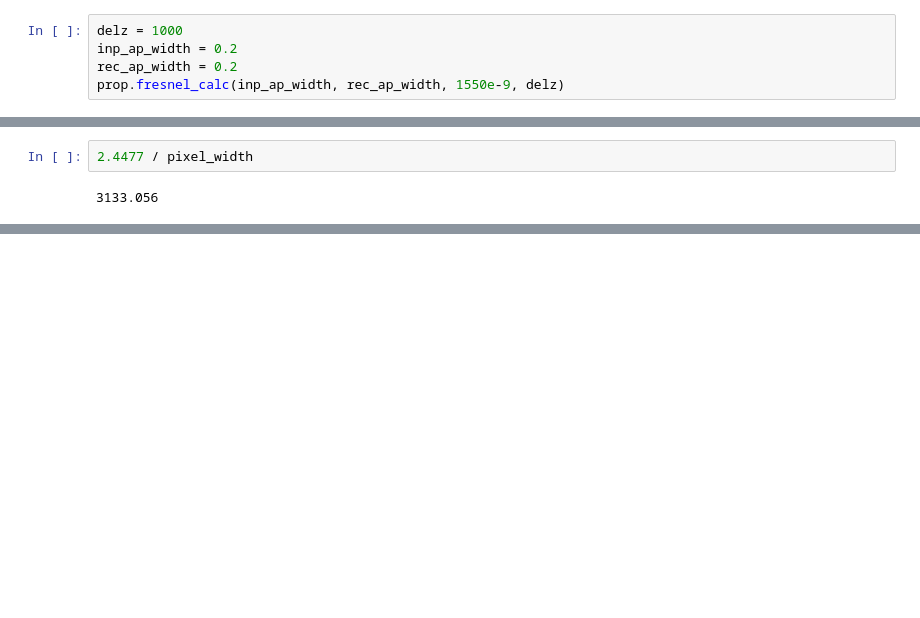
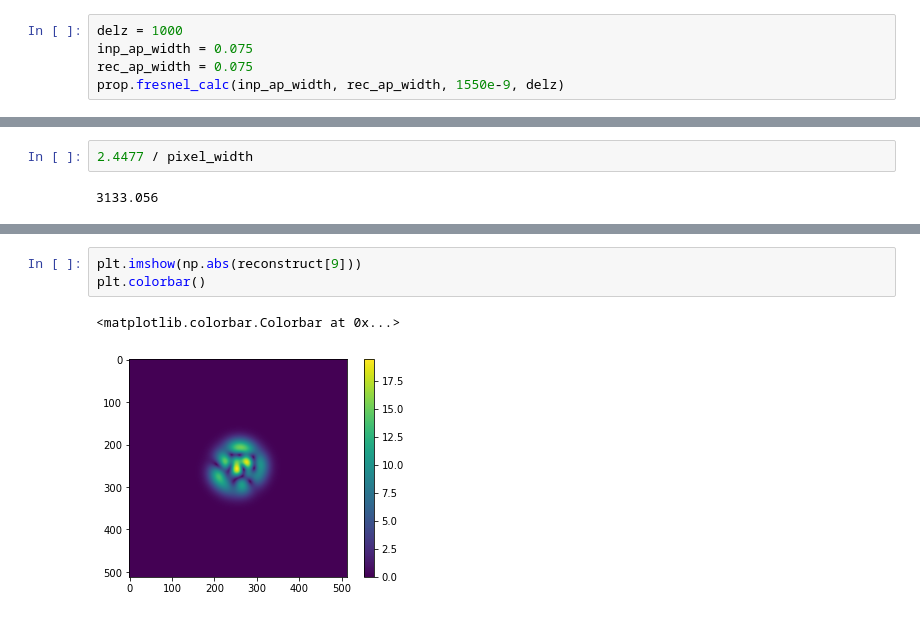
Before and after one commit to LennyHirsch/optical_turbulence_python, a Jupyter notebook: jupyter_scripts/svd__modes_test/tst_1.ipynb, the cells around one changed output, grey strips where cells are left out. Saved outputs shown, nothing was run; the diff lists cells and outputs as text; blank space fills up the shorter version.

```diff
--- a/jupyter_scripts/svd__modes_test/tst_1.ipynb
+++ b/jupyter_scripts/svd__modes_test/tst_1.ipynb
@@ -15,6 +16,6 @@ import propagation_functions as prop
 # %%
 delz = 1000
-inp_ap_width = 0.2
-rec_ap_width = 0.2
+inp_ap_width = 0.075
+rec_ap_width = 0.075
 prop.fresnel_calc(inp_ap_width, rec_ap_width, 1550e-9, delz)
 # %% [output]
@@ -623,0 +649,6 @@ pixel_width
+# %%
+plt.imshow(np.abs(reconstruct[9]))
+plt.colorbar()
+# %% [output]
+<matplotlib.colorbar.Colorbar at 0x...>
+[figure, added]
```
Also changed, not shown: parts of 14 cells of this notebook, 10 other files.
